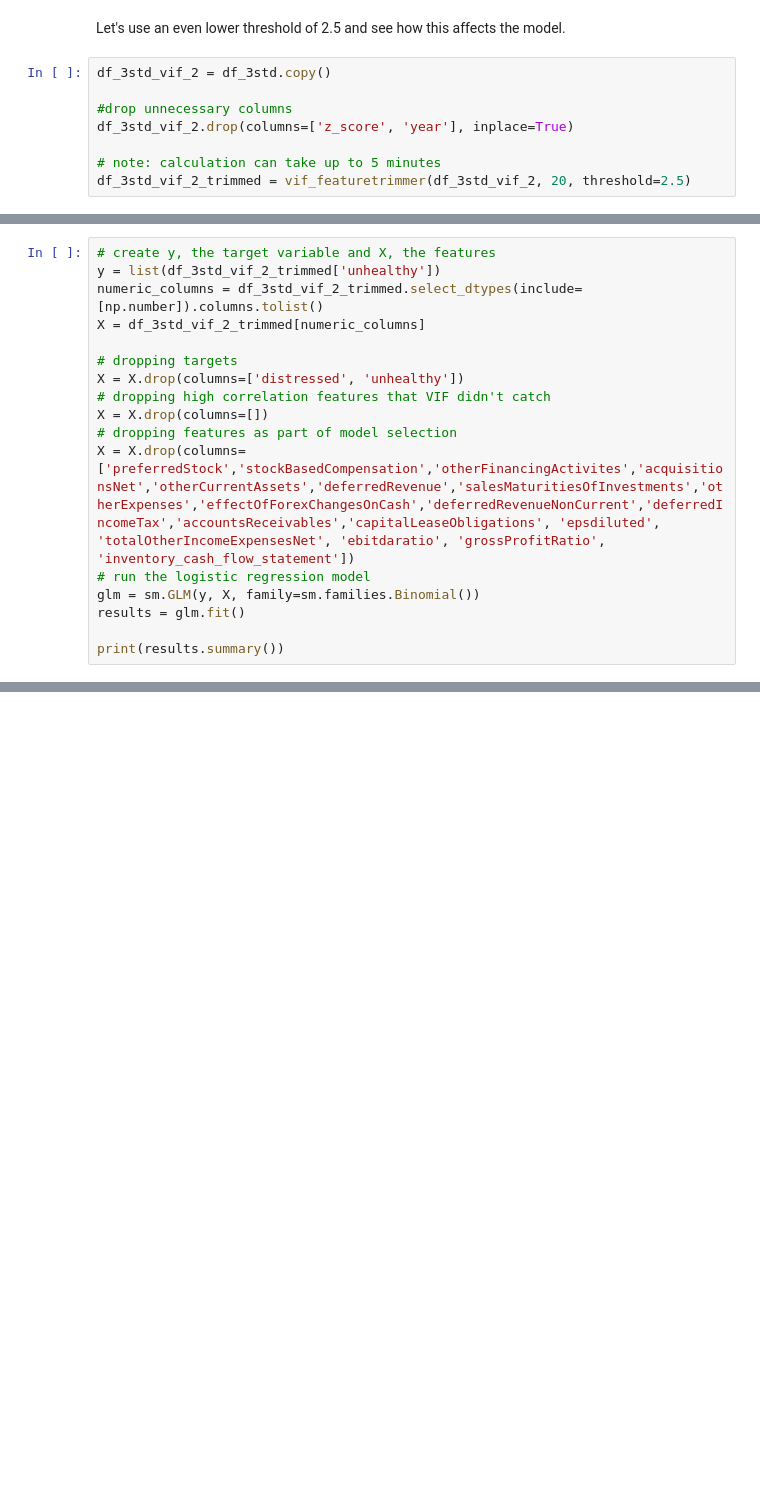
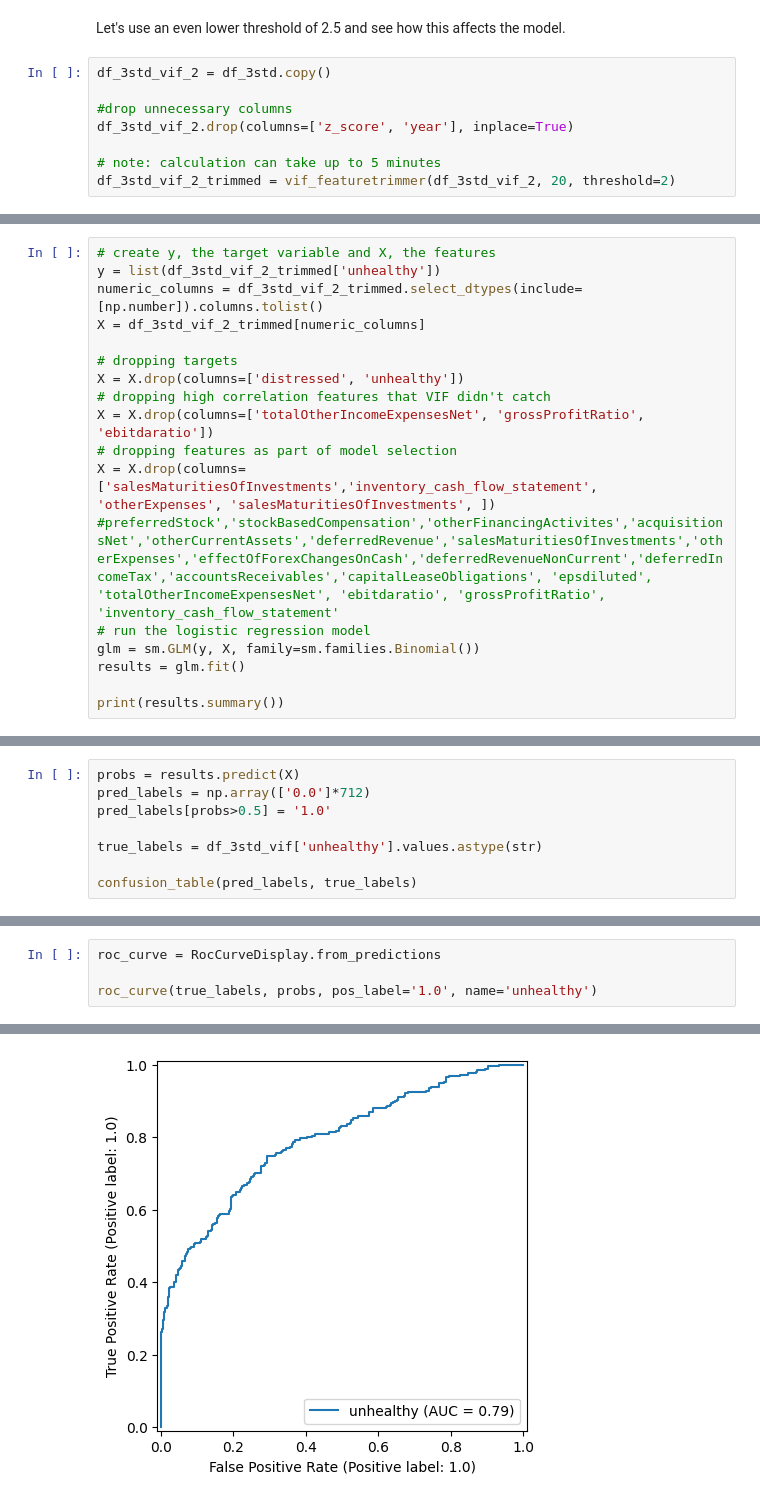
Before and after one commit to quityQ/bachelor, a Jupyter notebook: analysis_logreg.ipynb, the cells around one changed output, grey strips where cells are left out. Cells and saved outputs as stored; diff of their text form; blank space fills up the shorter version.

```diff
--- a/analysis_logreg.ipynb
+++ b/analysis_logreg.ipynb
@@ -739,7 +739,7 @@ df_3std_vif_2 = df_3std.copy()
 df_3std_vif_2.drop(columns=['z_score', 'year'], inplace=True)
 
 # note: calculation can take up to 5 minutes
-df_3std_vif_2_trimmed = vif_featuretrimmer(df_3std_vif_2, 20, threshold=2.5)
+df_3std_vif_2_trimmed = vif_featuretrimmer(df_3std_vif_2, 20, threshold=2)
 # %% [output]
 VIF feature trimming started
 Threshold reached
@@ -768,9 +768,10 @@ X = df_3std_vif_2_trimmed[numeric_columns]
 # dropping targets
 X = X.drop(columns=['distressed', 'unhealthy'])
 # dropping high correlation features that VIF didn't catch
-X = X.drop(columns=[])
+X = X.drop(columns=['totalOtherIncomeExpensesNet', 'grossProfitRatio', 'ebitdaratio'])
 # dropping features as part of model selection
-X = X.drop(columns=['preferredStock','stockBasedCompensation','otherFinancingActivites','acquisitionsNet','otherCurrentAssets','deferredRevenue','salesMaturitiesOfInvestments','otherExpenses','effectOfForexChangesOnCash','deferredRevenueNonCurrent','deferredIncomeTax','accountsReceivables','capitalLeaseObligations', 'epsdiluted', 'totalOtherIncomeExpensesNet', 'ebitdaratio', 'grossProfitRatio', 'inventory_cash_flow_statement'])
+X = X.drop(columns=['salesMaturitiesOfInvestments','inventory_cash_flow_statement', 'otherExpenses', 'salesMaturitiesOfInvestments', ])
+#preferredStock','stockBasedCompensation','otherFinancingActivites','acquisitionsNet','otherCurrentAssets','deferredRevenue','salesMaturitiesOfInvestments','otherExpenses','effectOfForexChangesOnCash','deferredRevenueNonCurrent','deferredIncomeTax','accountsReceivables','capitalLeaseObligations', 'epsdiluted', 'totalOtherIncomeExpensesNet', 'ebitdaratio', 'grossProfitRatio', 'inventory_cash_flow_statement'
 # run the logistic regression model
 glm = sm.GLM(y, X, family=sm.families.Binomial())
 results = glm.fit()
@@ -796,0 +801,8 @@ weightedAverageShsOut             3.615e-09   9.33e-10      3.877      0.000
+# %%
+probs = results.predict(X)
+pred_labels = np.array(['0.0']*712)
+pred_labels[probs>0.5] = '1.0'
+
+true_labels = df_3std_vif['unhealthy'].values.astype(str)
+
+confusion_table(pred_labels, true_labels)
@@ -796,0 +814,5 @@ weightedAverageShsOut             3.615e-09   9.33e-10      3.877      0.000
+# %%
+roc_curve = RocCurveDisplay.from_predictions
+
+roc_curve(true_labels, probs, pos_label='1.0', name='unhealthy')
+# %% [output]
@@ -796,0 +820 @@ weightedAverageShsOut             3.615e-09   9.33e-10      3.877      0.000
+[figure, added]
```
Also changed, not shown: parts of 5 cells of this notebook, 3 other files.
